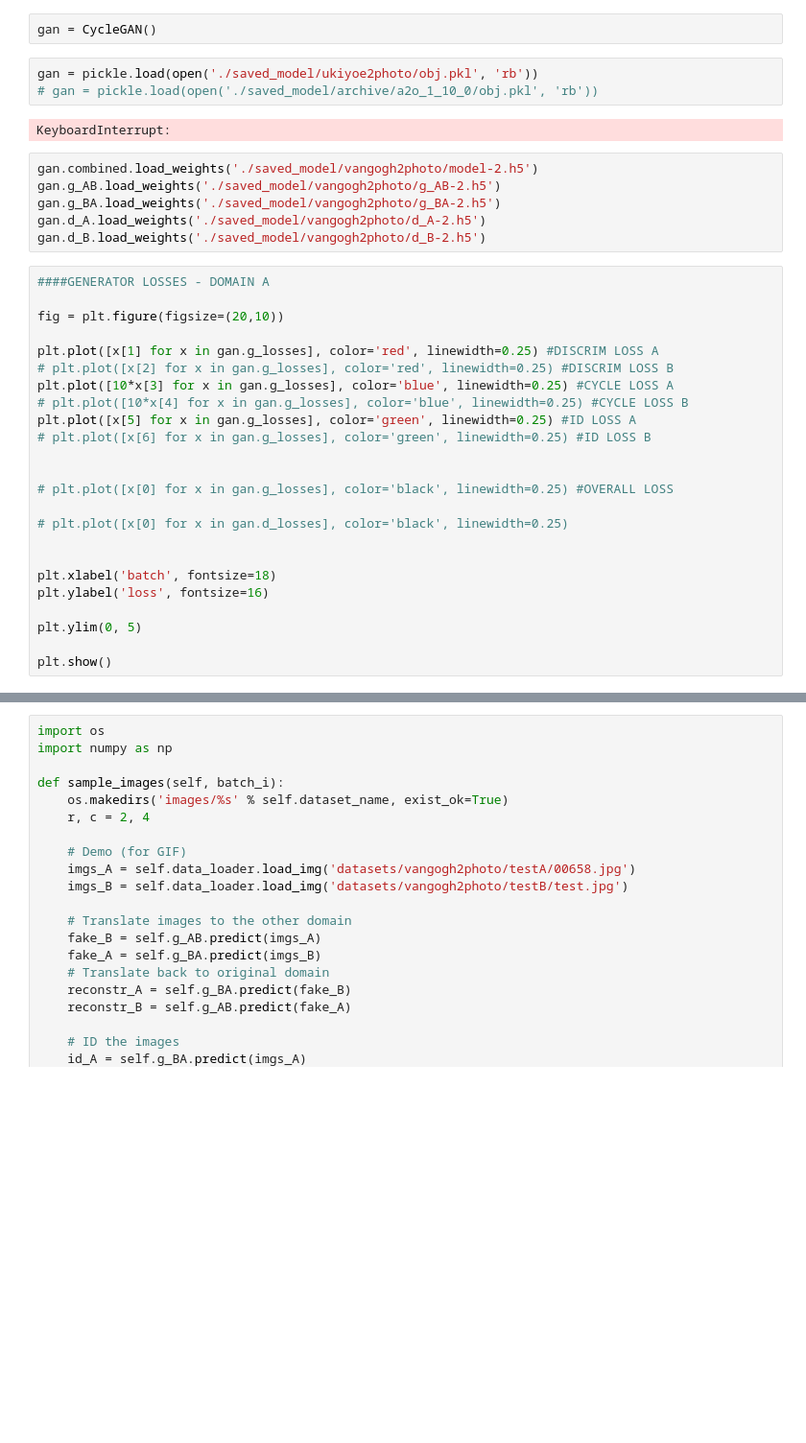
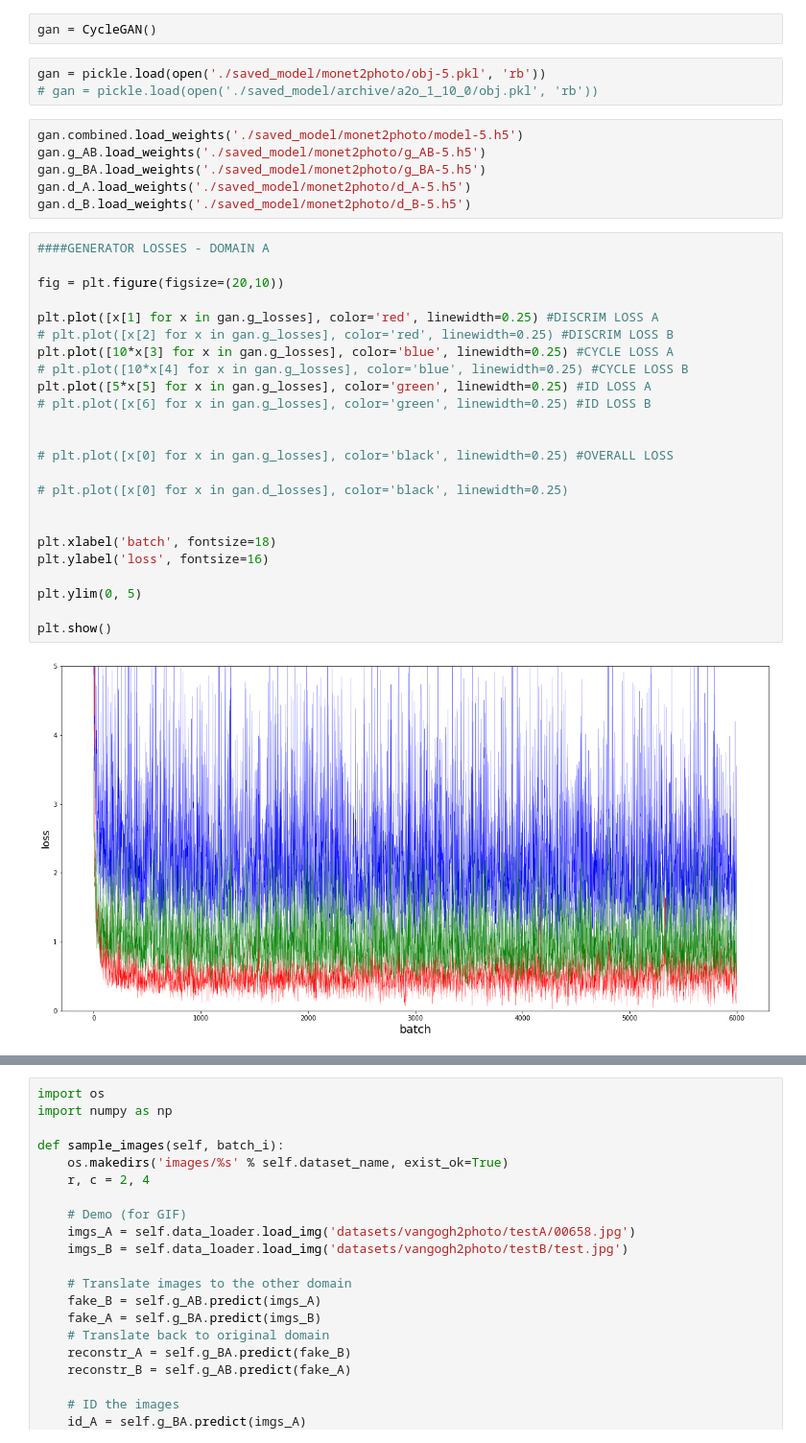
Before and after one commit to davidADSP/Keras-GAN, a Jupyter notebook: cyclegan/loss_charts.ipynb, the cells around one changed output, grey strips where cells are left out. Shown: that part at 96% size. Drawn from its saved outputs; the diff is of its cells as text; blank space fills up the shorter version.

```diff
--- a/cyclegan/loss_charts.ipynb
+++ b/cyclegan/loss_charts.ipynb
@@ -5,40 +7,40 @@ import pickle
 # %%
 gan = CycleGAN()
 # %%
-gan = pickle.load(open('./saved_model/ukiyoe2photo/obj.pkl', 'rb'))
+gan = pickle.load(open('./saved_model/monet2photo/obj-5.pkl', 'rb'))
 # gan = pickle.load(open('./saved_model/archive/a2o_1_10_0/obj.pkl', 'rb'))
-# %% [output]
-KeyboardInterrupt:
 # %%
-gan.combined.load_weights('./saved_model/vangogh2photo/model-2.h5')
-gan.g_AB.load_weights('./saved_model/vangogh2photo/g_AB-2.h5')
-gan.g_BA.load_weights('./saved_model/vangogh2photo/g_BA-2.h5')
-gan.d_A.load_weights('./saved_model/vangogh2photo/d_A-2.h5')
-gan.d_B.load_weights('./saved_model/vangogh2photo/d_B-2.h5')
+gan.combined.load_weights('./saved_model/monet2photo/model-5.h5')
+gan.g_AB.load_weights('./saved_model/monet2photo/g_AB-5.h5')
+gan.g_BA.load_weights('./saved_model/monet2photo/g_BA-5.h5')
+gan.d_A.load_weights('./saved_model/monet2photo/d_A-5.h5')
+gan.d_B.load_weights('./saved_model/monet2photo/d_B-5.h5')
 # %%
 ####GENERATOR LOSSES - DOMAIN A
 
 fig = plt.figure(figsize=(20,10))
 
 plt.plot([x[1] for x in gan.g_losses], color='red', linewidth=0.25) #DISCRIM LOSS A
 # plt.plot([x[2] for x in gan.g_losses], color='red', linewidth=0.25) #DISCRIM LOSS B
 plt.plot([10*x[3] for x in gan.g_losses], color='blue', linewidth=0.25) #CYCLE LOSS A
 # plt.plot([10*x[4] for x in gan.g_losses], color='blue', linewidth=0.25) #CYCLE LOSS B
-plt.plot([x[5] for x in gan.g_losses], color='green', linewidth=0.25) #ID LOSS A
+plt.plot([5*x[5] for x in gan.g_losses], color='green', linewidth=0.25) #ID LOSS A
 # plt.plot([x[6] for x in gan.g_losses], color='green', linewidth=0.25) #ID LOSS B
 
 
 # plt.plot([x[0] for x in gan.g_losses], color='black', linewidth=0.25) #OVERALL LOSS
 
 # plt.plot([x[0] for x in gan.d_losses], color='black', linewidth=0.25)
 
 
 plt.xlabel('batch', fontsize=18)
 plt.ylabel('loss', fontsize=16)
 
 plt.ylim(0, 5)
 
 plt.show()
+# %% [output]
+[figure, added]
 # %%
 ####GENERATOR LOSSES - DOMAIN B
 
```
Also changed, not shown: parts of 5 cells of this notebook, 3 other files.
